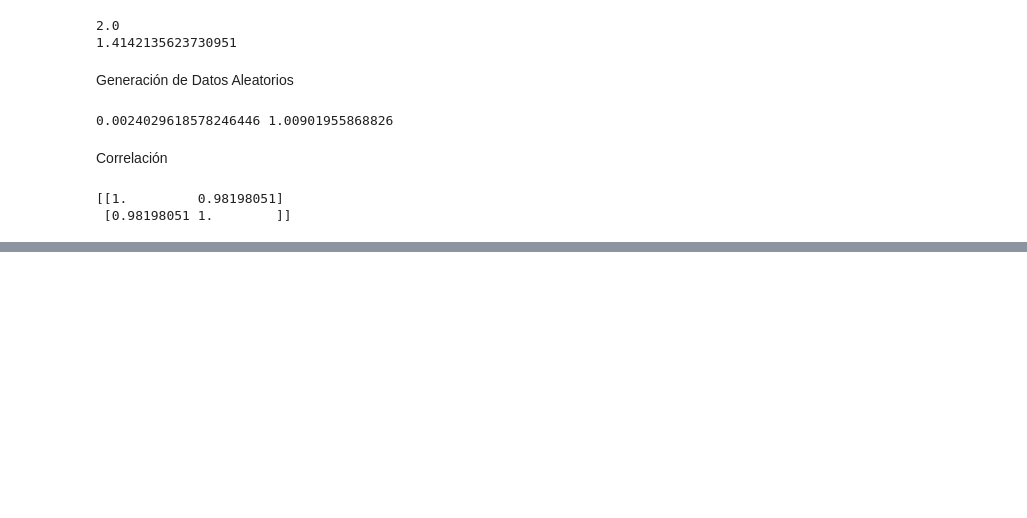
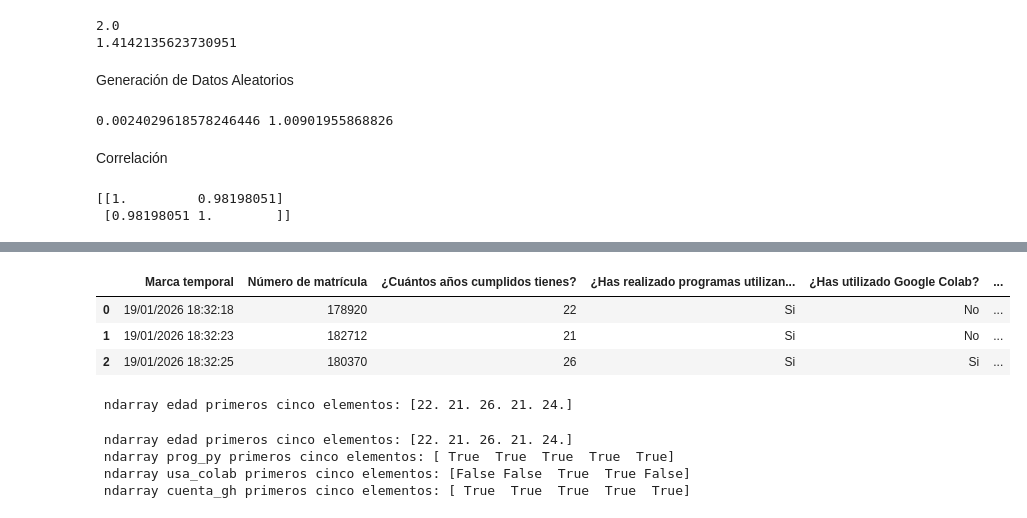
Before and after one commit to LizbethGuerreroHurtado172068/MineriaDatos, a Jupyter notebook: Untitled0.ipynb, the cells around one changed output, grey strips where cells are left out. Drawn from its saved outputs; the diff is of its cells as text; code cells hidden in the pictures; blank space fills up the shorter version.

```diff
--- a/Untitled0.ipynb
+++ b/Untitled0.ipynb
@@ -364,0 +463,7 @@ print(corr)
+# %%
+df.head(3)
+# %% [output]
+|  | Marca temporal | Número de matrícula | ¿Cuántos años cumplidos tienes? | ¿Has realizado programas utilizan... | ¿Has utilizado Google Colab? | ... |
+| 0 | 19/01/2026 18:32:18 | 178920 | 22 | Si | No | ... |
+| 1 | 19/01/2026 18:32:23 | 182712 | 21 | Si | No | ... |
+| 2 | 19/01/2026 18:32:25 | 180370 | 26 | Si | Si | ... |
@@ -364,0 +476,14 @@ print(corr)
+# %%
+print(f' ndarray edad primeros cinco elementos: {edad[:5]}')
+# %% [output]
+ ndarray edad primeros cinco elementos: [22. 21. 26. 21. 24.]
+# %%
+print(f' ndarray edad primeros cinco elementos: {edad[:5]}')
+print(f' ndarray prog_py primeros cinco elementos: {prog_py[:5]}')
+print(f' ndarray usa_colab primeros cinco elementos: {usa_colab[:5]}')
+print(f' ndarray cuenta_gh primeros cinco elementos: {cuenta_gh[:5]}')
+# %% [output]
+ ndarray edad primeros cinco elementos: [22. 21. 26. 21. 24.]
+ ndarray prog_py primeros cinco elementos: [ True  True  True  True  True]
+ ndarray usa_colab primeros cinco elementos: [False False  True  True False]
+ ndarray cuenta_gh primeros cinco elementos: [ True  True  True  True  True]
```
Also changed, not shown: parts of 12 cells of this notebook.
